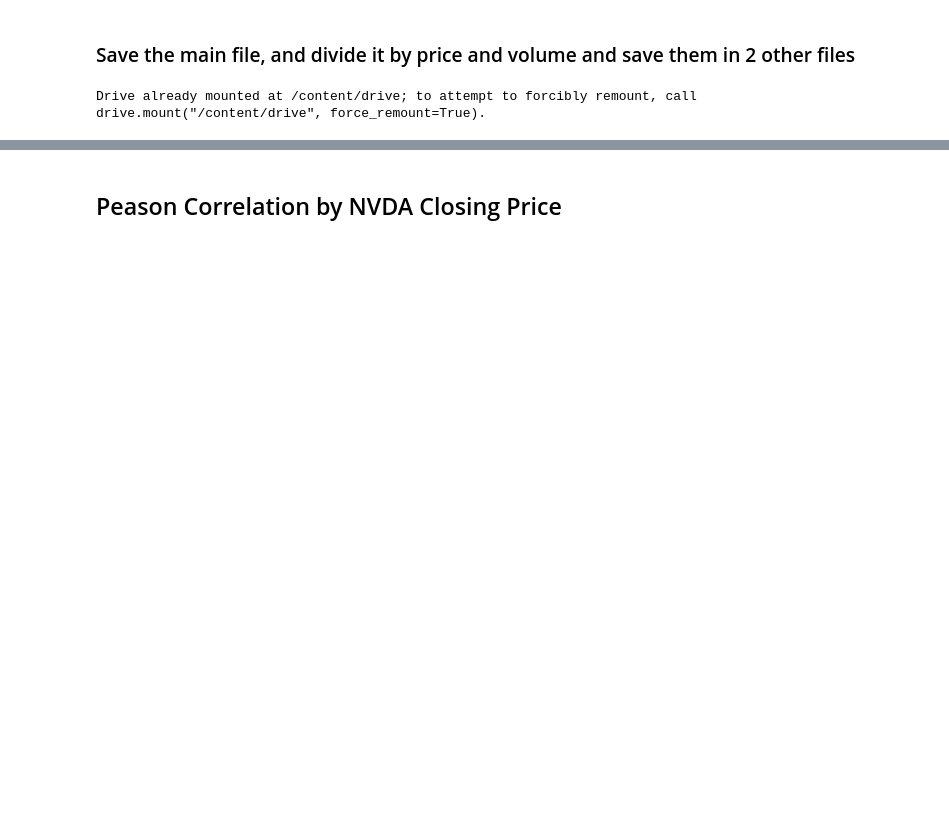
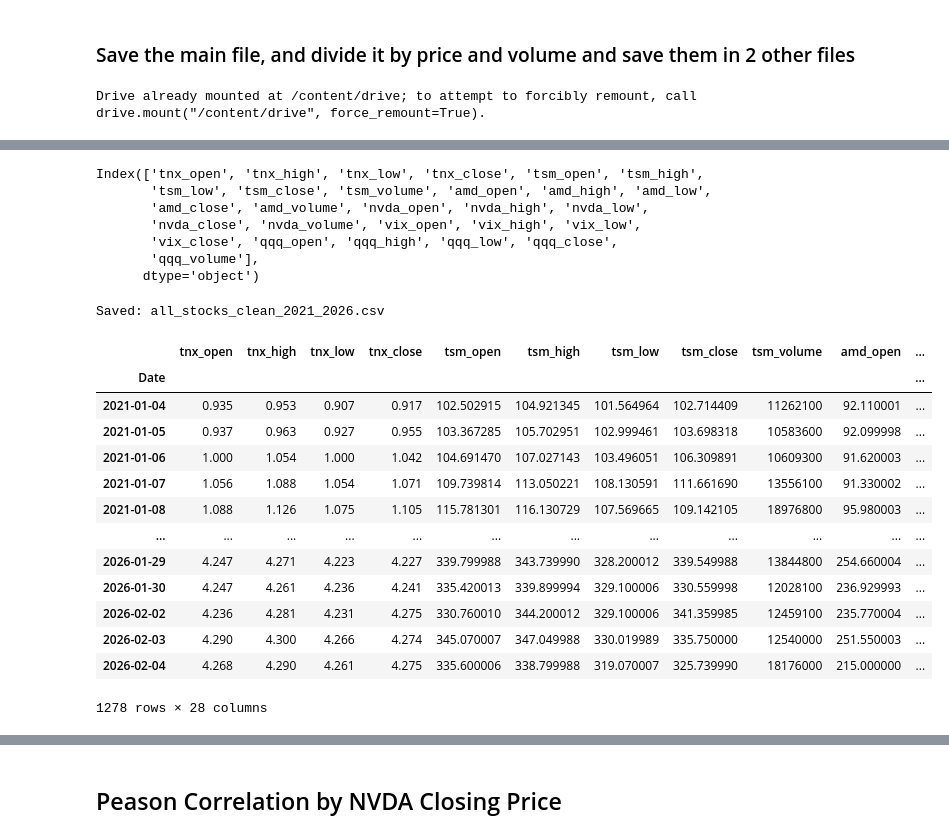
Before and after one commit to EsserMishelle/short-term-stock-forecast, a Jupyter notebook: 04_ml_price_based.ipynb, the cells around one changed output, grey strips where cells are left out. Drawn from its saved outputs; the diff is of its cells as text; code cells hidden in the pictures; blank space fills up the shorter version.

```diff
--- a/04_ml_price_based.ipynb
+++ b/04_ml_price_based.ipynb
@@ -242 +75,40 @@ Index(['AMD_Volume', 'NVDA_Volume', 'QQQ_Volume', 'TSM_Volume'], dtype='object')
+# %%
+# updated -- ^ is replaced, column names are updated to lowercase
+all_stocks_clean = stocks_flat_clean.copy()
+all_stocks_clean.columns = all_stocks_clean.columns.str.replace('^', '').str.lower()
+all_stocks_clean
+
+display(all_stocks_clean.columns)
+all_stocks_clean.head()
+
+all_stocks_clean.to_csv(
+    '/content/drive/MyDrive/stocks/all_stocks_raw_2021_2026.csv',
+    index =True
+)
+print("Saved: all_stocks_clean_2021_2026.csv")
+df = all_stocks_clean.copy()
+df
+# %% [output]
+Index(['tnx_open', 'tnx_high', 'tnx_low', 'tnx_close', 'tsm_open', 'tsm_high',
+       'tsm_low', 'tsm_close', 'tsm_volume', 'amd_open', 'amd_high', 'amd_low',
+       'amd_close', 'amd_volume', 'nvda_open', 'nvda_high', 'nvda_low',
+       'nvda_close', 'nvda_volume', 'vix_open', 'vix_high', 'vix_low',
+       'vix_close', 'qqq_open', 'qqq_high', 'qqq_low', 'qqq_close',
+       'qqq_volume'],
+      dtype='object')
+Saved: all_stocks_clean_2021_2026.csv
+|  | tnx_open | tnx_high | tnx_low | tnx_close | tsm_open | tsm_high | tsm_low | tsm_close | tsm_volume | amd_open | ... |
+| Date |  |  |  |  |  |  |  |  |  |  | ... |
+| 2021-01-04 | 0.935 | 0.953 | 0.907 | 0.917 | 102.502915 | 104.921345 | 101.564964 | 102.714409 | 11262100 | 92.110001 | ... |
+| 2021-01-05 | 0.937 | 0.963 | 0.927 | 0.955 | 103.367285 | 105.702951 | 102.999461 | 103.698318 | 10583600 | 92.099998 | ... |
+| 2021-01-06 | 1.000 | 1.054 | 1.000 | 1.042 | 104.691470 | 107.027143 | 103.496051 | 106.309891 | 10609300 | 91.620003 | ... |
+| 2021-01-07 | 1.056 | 1.088 | 1.054 | 1.071 | 109.739814 | 113.050221 | 108.130591 | 111.661690 | 13556100 | 91.330002 | ... |
+| 2021-01-08 | 1.088 | 1.126 | 1.075 | 1.105 | 115.781301 | 116.130729 | 107.569665 | 109.142105 | 18976800 | 95.980003 | ... |
+| ... | ... | ... | ... | ... | ... | ... | ... | ... | ... | ... | ... |
+| 2026-01-29 | 4.247 | 4.271 | 4.223 | 4.227 | 339.799988 | 343.739990 | 328.200012 | 339.549988 | 13844800 | 254.660004 | ... |
+| 2026-01-30 | 4.247 | 4.261 | 4.236 | 4.241 | 335.420013 | 339.899994 | 329.100006 | 330.559998 | 12028100 | 236.929993 | ... |
+| 2026-02-02 | 4.236 | 4.281 | 4.231 | 4.275 | 330.760010 | 344.200012 | 329.100006 | 341.359985 | 12459100 | 235.770004 | ... |
+| 2026-02-03 | 4.290 | 4.300 | 4.266 | 4.274 | 345.070007 | 347.049988 | 330.019989 | 335.750000 | 12540000 | 251.550003 | ... |
+| 2026-02-04 | 4.268 | 4.290 | 4.261 | 4.275 | 335.600006 | 338.799988 | 319.070007 | 325.739990 | 18176000 | 215.000000 | ... |
+1278 rows × 28 columns
 # %% [markdown]
```
Also changed, not shown: parts of 115 cells of this notebook.
